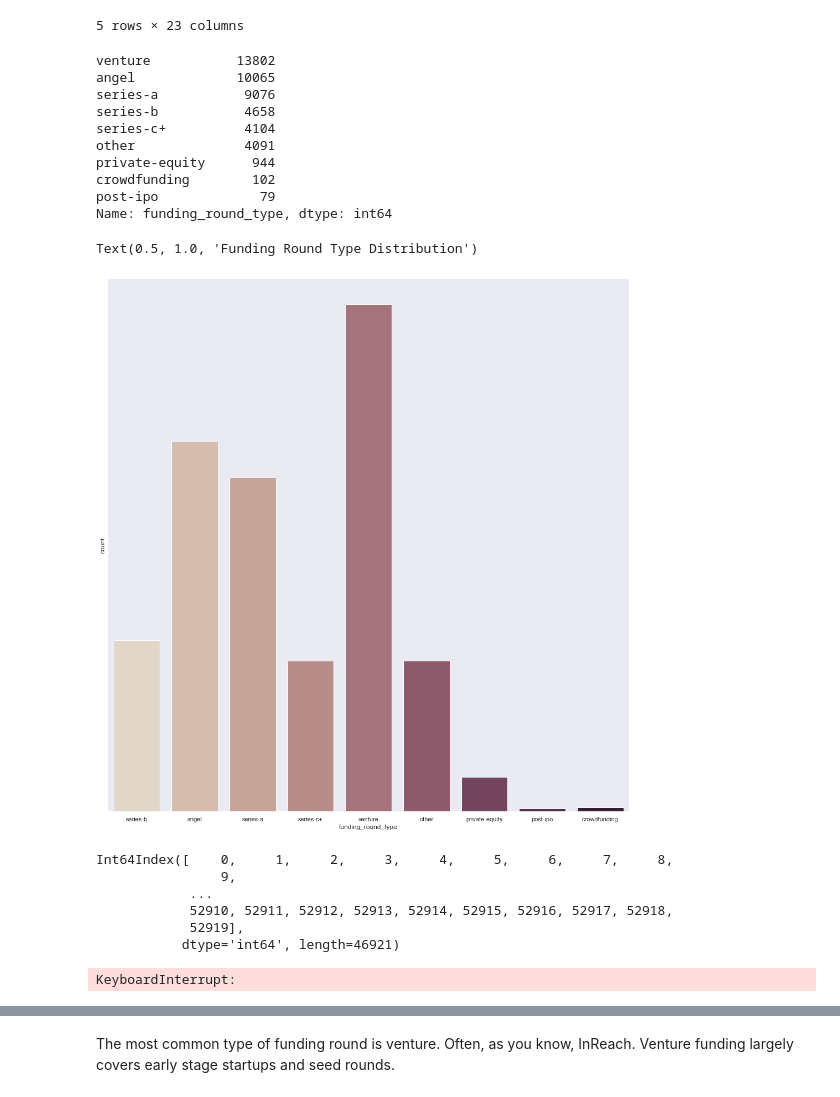
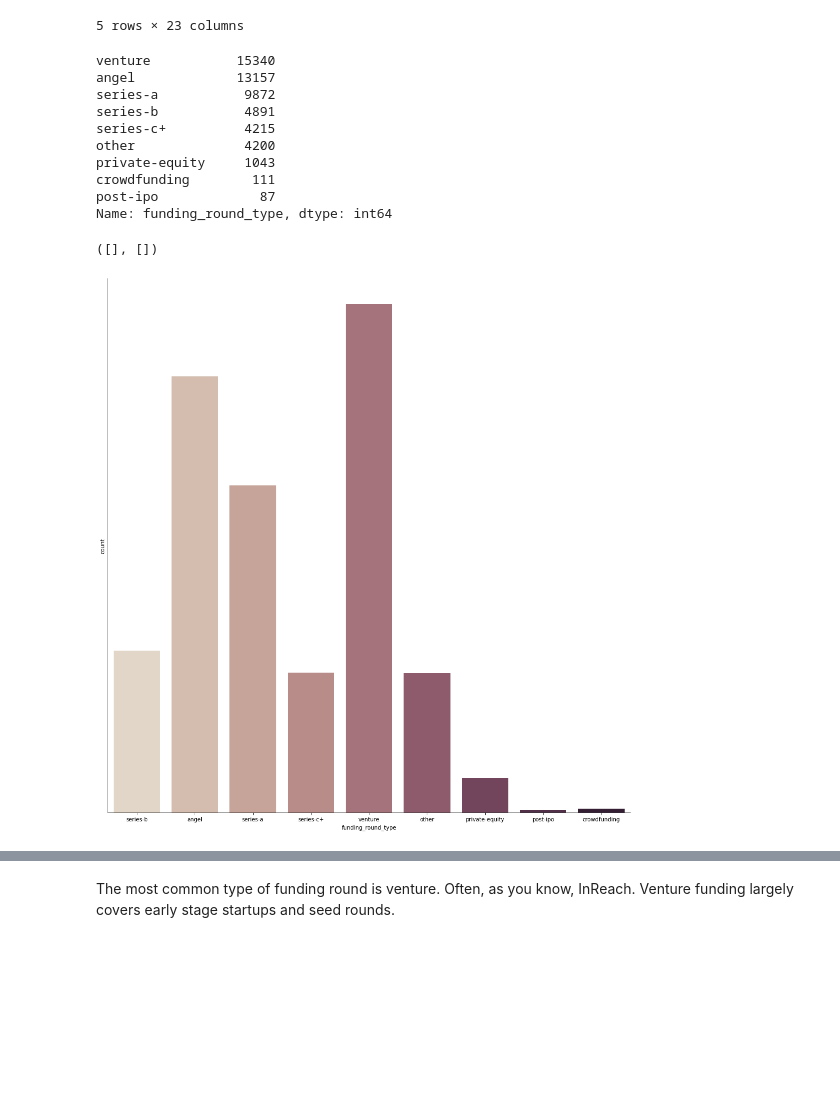
Before and after one commit to anilaq/venturecapitalproject, a Jupyter notebook: Untitled.ipynb, the cells around one changed output, grey strips where cells are left out. Saved outputs shown, nothing was run; the diff lists cells and outputs as text; code cells hidden in the pictures; blank space fills up the shorter version.

```diff
--- a/Untitled.ipynb
+++ b/Untitled.ipynb
@@ -286,44 +286,26 @@ Index(['id', 'funding_round_id', 'object_id', 'funded_at',
 | 4 | 5 | 5 | c:7299 | 2006-05-01 | series-b | b | ... |
 5 rows × 23 columns
 # %%
-funding_rounds2['funding_round_type'].value_counts()
+funding_rounds['funding_round_type'].value_counts()
 # %% [output]
-venture           13802
-angel             10065
-series-a           9076
-series-b           4658
-series-c+          4104
-other              4091
-private-equity      944
-crowdfunding        102
-post-ipo             79
+venture           15340
+angel             13157
+series-a           9872
+series-b           4891
+series-c+          4215
+other              4200
+private-equity     1043
+crowdfunding        111
+post-ipo             87
 Name: funding_round_type, dtype: int64
 # %%
 #How is the funding round type distributed?
 
-sns.catplot(x="funding_round_type", kind="count", palette="ch:.25", data=funding_rounds2, height = 14)
+sns.catplot(x="funding_round_type", kind="count", palette="ch:.25", data=funding_rounds, height = 14)
 plt.yticks([])
-ax.tick_params(axis='both', which='major', labelsize=15)
+#ax.tick_params(axis='both', which='major', labelsize=15)
 
-ax.set_title('Funding Round Type Distribution', fontsize=25, loc='center', weight='bold', pad=20)
+#ax.set_title('Funding Round Type Distribution', fontsize=25, loc='center', weight='bold', pad=20)
 # %% [output]
-Text(0.5, 1.0, 'Funding Round Type Distribution')
+([], [])
-[figure, old version]
+[figure, new version]
-# %%
-funding_rounds2['funding_round_id'].keys()
-# %% [output]
-Int64Index([    0,     1,     2,     3,     4,     5,     6,     7,     8,
-                9,
-            ...
-            52910, 52911, 52912, 52913, 52914, 52915, 52916, 52917, 52918,
-            52919],
-           dtype='int64', length=46921)
-# %%
-#let's look at the average amount of funding rounds a company does
-sns.catplot(x="funding_round_id", kind="count", palette="pastel", data=funding_rounds2, height = 14)
-plt.yticks([])
-ax.tick_params(axis='both', which='major', labelsize=15)
-
-ax.set_title('Funding Round Distribution', fontsize=25, loc='center', weight='bold', pad=20)
-# %% [output]
-KeyboardInterrupt:
```
Also changed, not shown: parts of 38 cells of this notebook.
